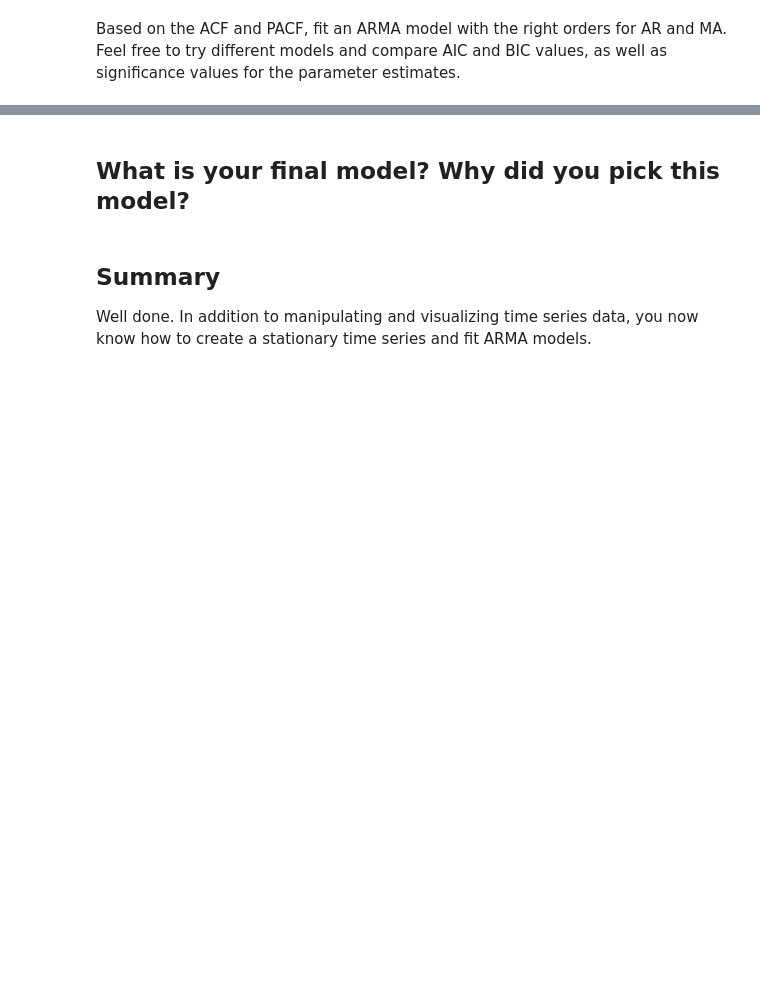
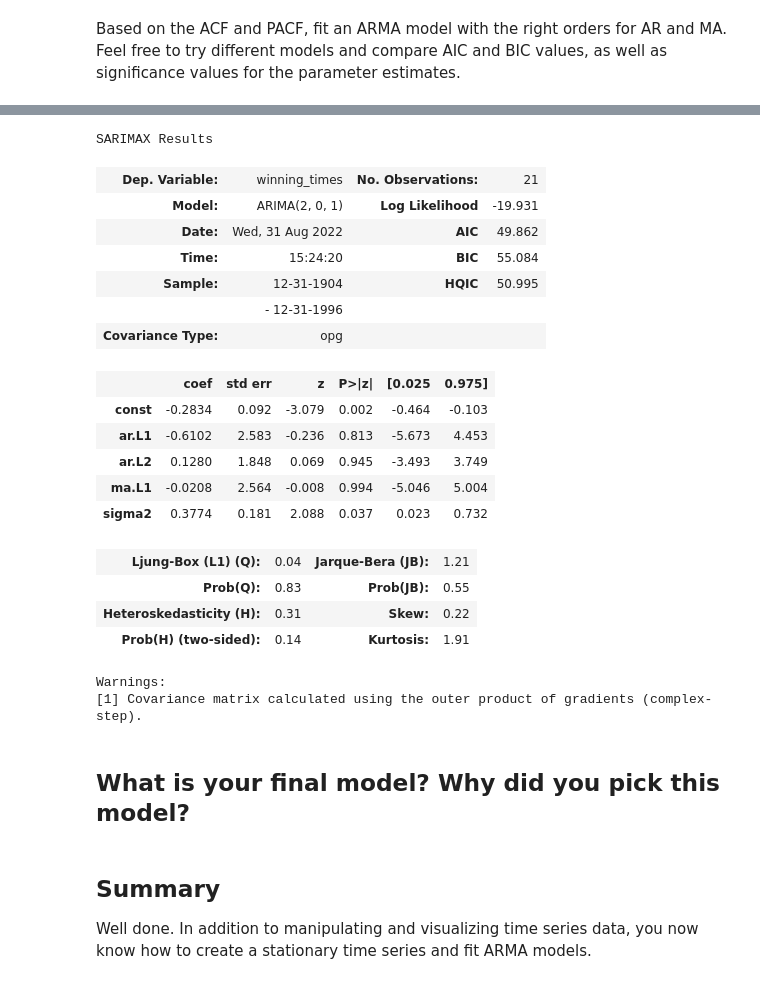
Before and after one commit to HannahMwende/dsc-arma-models-statsmodels-lab, a Jupyter notebook: index.ipynb, the cells around one changed output, grey strips where cells are left out. Cells and saved outputs as stored; diff of their text form; code cells hidden in the pictures; blank space fills up the shorter version.

```diff
--- a/index.ipynb
+++ b/index.ipynb
@@ -107,2 +130,29 @@ Based on the ACF and PACF, fit an ARMA model with the right orders for AR and MA
+# %%
+model = ARIMA(data_diff, order=(2,0,1))
+arma = model.fit()
+
+# Print out summary information on the fit
+arma.summary()
+# %% [output]
+SARIMAX Results
+| Dep. Variable: | winning_times | No. Observations: | 21 |
+| Model: | ARIMA(2, 0, 1) | Log Likelihood | -19.931 |
+| Date: | Wed, 31 Aug 2022 | AIC | 49.862 |
+| Time: | 15:24:20 | BIC | 55.084 |
+| Sample: | 12-31-1904 | HQIC | 50.995 |
+|  | - 12-31-1996 |  |  |
+| Covariance Type: | opg |  |  |
+|  | coef | std err | z | P>|z| | [0.025 | 0.975] |
+| const | -0.2834 | 0.092 | -3.079 | 0.002 | -0.464 | -0.103 |
+| ar.L1 | -0.6102 | 2.583 | -0.236 | 0.813 | -5.673 | 4.453 |
+| ar.L2 | 0.1280 | 1.848 | 0.069 | 0.945 | -3.493 | 3.749 |
+| ma.L1 | -0.0208 | 2.564 | -0.008 | 0.994 | -5.046 | 5.004 |
+| sigma2 | 0.3774 | 0.181 | 2.088 | 0.037 | 0.023 | 0.732 |
+| Ljung-Box (L1) (Q): | 0.04 | Jarque-Bera (JB): | 1.21 |
+| Prob(Q): | 0.83 | Prob(JB): | 0.55 |
+| Heteroskedasticity (H): | 0.31 | Skew: | 0.22 |
+| Prob(H) (two-sided): | 0.14 | Kurtosis: | 1.91 |
+Warnings:
+[1] Covariance matrix calculated using the outer product of gradients (complex-step).
 # %% [markdown]
 ## What is your final model? Why did you pick this model?
```
Also changed, not shown: parts of 5 cells of this notebook.
